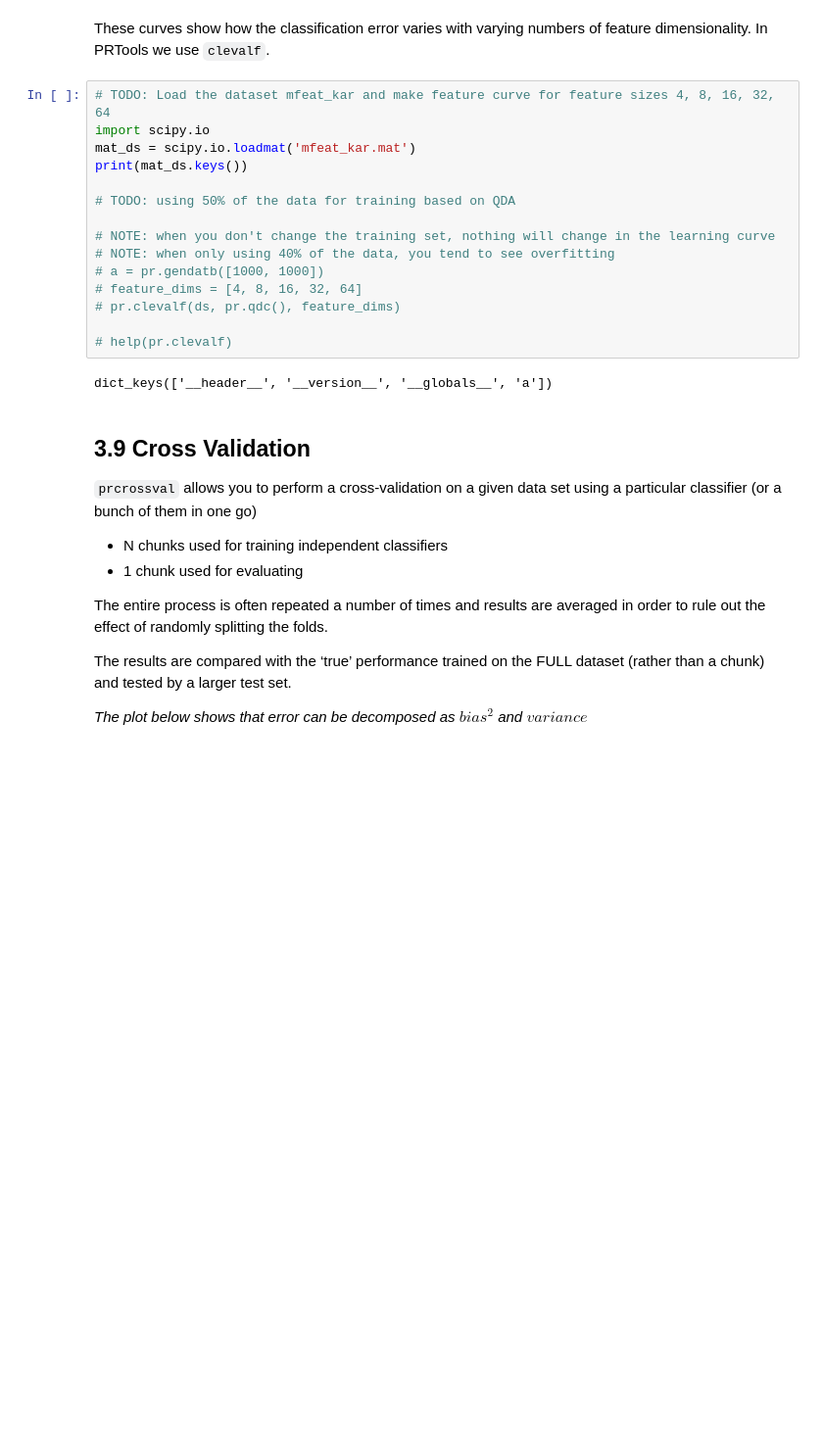
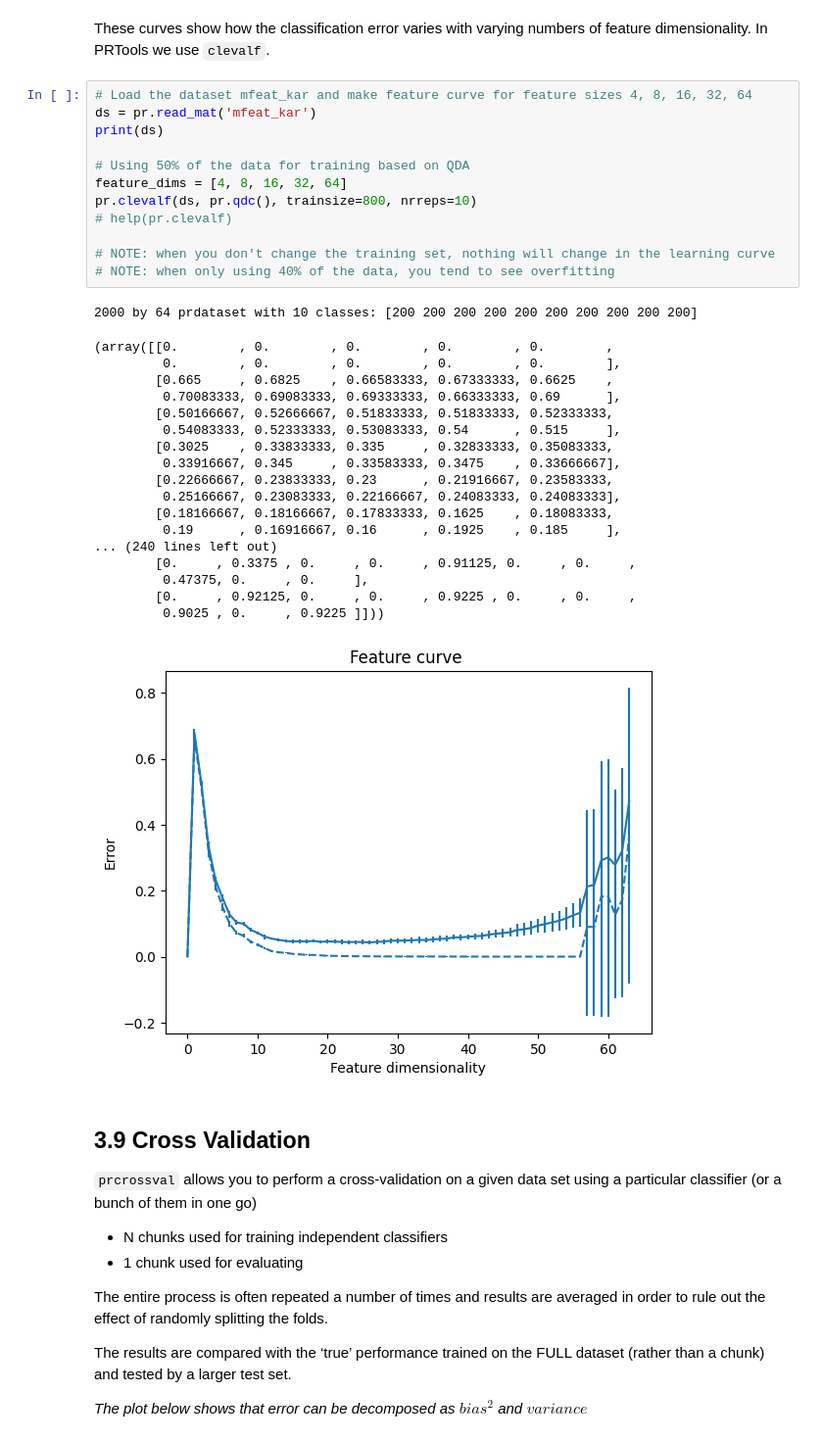
Before and after one commit to nadinekuo/MachineLearning1-Labs, a Jupyter notebook: 3-Losses-Regularization-Evaluation/evaluation.ipynb, the cells around one changed output. Shown at 98% size. Cells and saved outputs as stored; diff of their text form; blank space fills up the shorter version.

Commit message:
Load mat datasets

```diff
--- a/3-Losses-Regularization-Evaluation/evaluation.ipynb
+++ b/3-Losses-Regularization-Evaluation/evaluation.ipynb
@@ -202,22 +202,37 @@ Banana dataset 2000 by 62 prdataset with 2 classes: [1000 1000]
 These curves show how the classification error varies with varying numbers of feature dimensionality.
 In PRTools we use `clevalf`.
 # %%
-# TODO: Load the dataset mfeat_kar and make feature curve for feature sizes 4, 8, 16, 32, 64
-import scipy.io
-mat_ds = scipy.io.loadmat('mfeat_kar.mat')
-print(mat_ds.keys())
+# Load the dataset mfeat_kar and make feature curve for feature sizes 4, 8, 16, 32, 64
+ds = pr.read_mat('mfeat_kar')
+print(ds)
 
-# TODO: using 50% of the data for training based on QDA
+# Using 50% of the data for training based on QDA
+feature_dims = [4, 8, 16, 32, 64]
+pr.clevalf(ds, pr.qdc(), trainsize=800, nrreps=10)
+# help(pr.clevalf)
 
 # NOTE: when you don't change the training set, nothing will change in the learning curve
 # NOTE: when only using 40% of the data, you tend to see overfitting
-# a = pr.gendatb([1000, 1000])
-# feature_dims = [4, 8, 16, 32, 64]
-# pr.clevalf(ds, pr.qdc(), feature_dims)
-
-# help(pr.clevalf)
 # %% [output]
-dict_keys(['__header__', '__version__', '__globals__', 'a'])
+2000 by 64 prdataset with 10 classes: [200 200 200 200 200 200 200 200 200 200]
+(array([[0.        , 0.        , 0.        , 0.        , 0.        ,
+         0.        , 0.        , 0.        , 0.        , 0.        ],
+        [0.665     , 0.6825    , 0.66583333, 0.67333333, 0.6625    ,
+         0.70083333, 0.69083333, 0.69333333, 0.66333333, 0.69      ],
+        [0.50166667, 0.52666667, 0.51833333, 0.51833333, 0.52333333,
+         0.54083333, 0.52333333, 0.53083333, 0.54      , 0.515     ],
+        [0.3025    , 0.33833333, 0.335     , 0.32833333, 0.35083333,
+         0.33916667, 0.345     , 0.33583333, 0.3475    , 0.33666667],
+        [0.22666667, 0.23833333, 0.23      , 0.21916667, 0.23583333,
+         0.25166667, 0.23083333, 0.22166667, 0.24083333, 0.24083333],
+        [0.18166667, 0.18166667, 0.17833333, 0.1625    , 0.18083333,
+         0.19      , 0.16916667, 0.16      , 0.1925    , 0.185     ],
+... (240 lines left out)
+        [0.     , 0.3375 , 0.     , 0.     , 0.91125, 0.     , 0.     ,
+         0.47375, 0.     , 0.     ],
+        [0.     , 0.92125, 0.     , 0.     , 0.9225 , 0.     , 0.     ,
+         0.9025 , 0.     , 0.9225 ]]))
+[figure, added]
 # %% [markdown]
 ## 3.9 Cross Validation
 
```
Also changed, not shown: 3 other files.
